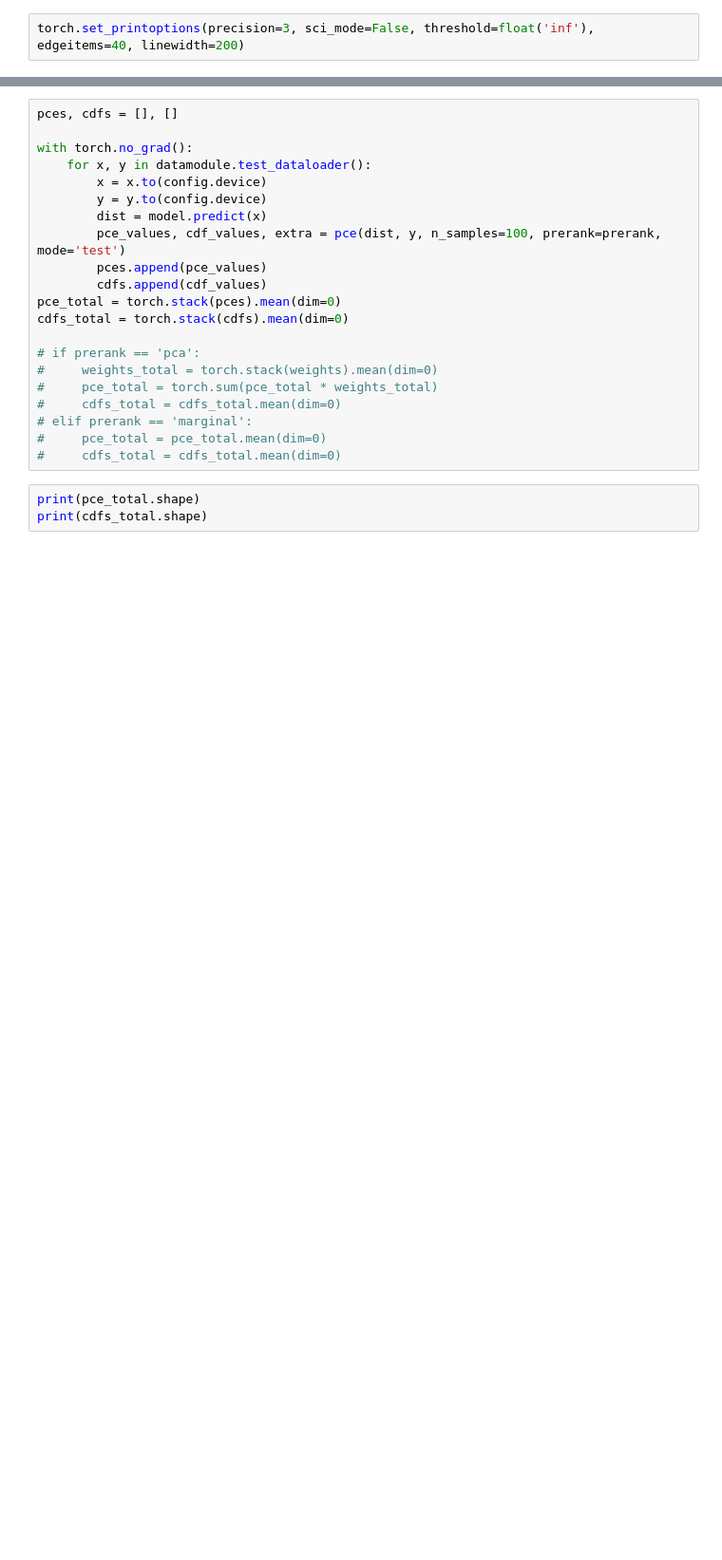
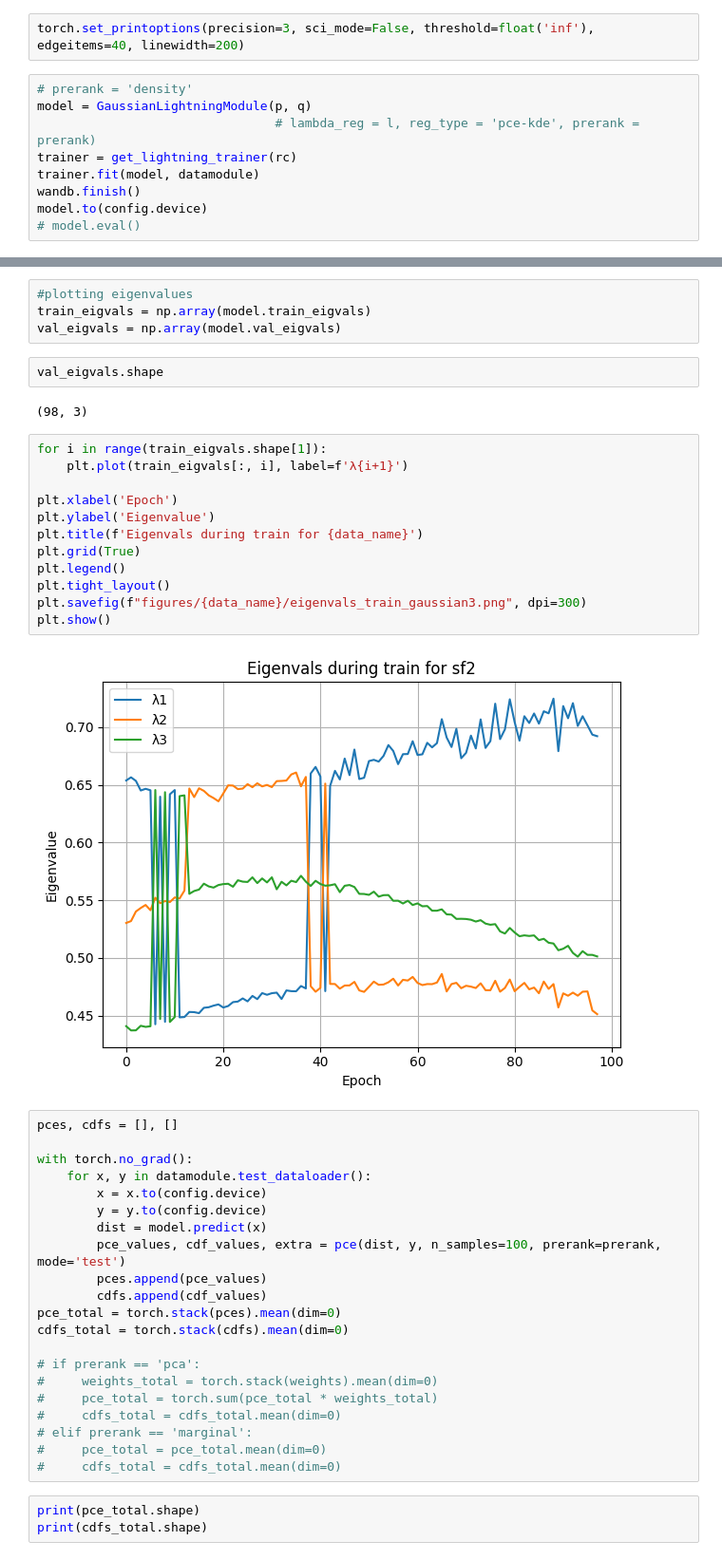
Before and after one commit to ayalaajil/Multivariate-Calibration-with-Prerank-Regularization, a Jupyter notebook: Multicalibration/Projected_PIT_calibration/testing-if-reg-works.ipynb, the cells around one changed output, grey strips where cells are left out. Shown at 95% size. Drawn from its saved outputs; the diff is of its cells as text; blank space fills up the shorter version.

```diff
--- a/Multicalibration/Projected_PIT_calibration/testing-if-reg-works.ipynb
+++ b/Multicalibration/Projected_PIT_calibration/testing-if-reg-works.ipynb
@@ -77,2 +38,11 @@ Run summary:
 # %%
 torch.set_printoptions(precision=3, sci_mode=False, threshold=float('inf'), edgeitems=40, linewidth=200)
+# %%
+# prerank = 'density'
+model = GaussianLightningModule(p, q)
+                                # lambda_reg = l, reg_type = 'pce-kde', prerank = prerank)
+trainer = get_lightning_trainer(rc)
+trainer.fit(model, datamodule)
+wandb.finish()
+model.to(config.device)
+# model.eval()
@@ -79,3 +90,25 @@ torch.set_printoptions(precision=3, sci_mode=False, threshold=float('inf'), edge
+# %%
+#plotting eigenvalues
+train_eigvals = np.array(model.train_eigvals)
+val_eigvals = np.array(model.val_eigvals)
+# %%
+val_eigvals.shape
+# %% [output]
+(98, 3)
+# %%
+for i in range(train_eigvals.shape[1]):
+    plt.plot(train_eigvals[:, i], label=f'λ{i+1}')
+
+plt.xlabel('Epoch')
+plt.ylabel('Eigenvalue')
+plt.title(f'Eigenvals during train for {data_name}')
+plt.grid(True)
+plt.legend()
+plt.tight_layout()
+plt.savefig(f"figures/{data_name}/eigenvals_train_gaussian3.png", dpi=300)
+plt.show()
+# %% [output]
+[figure, added]
 # %%
 pces, cdfs = [], []
 
```
Also changed, not shown: parts of 4 cells of this notebook, 14 other files.
